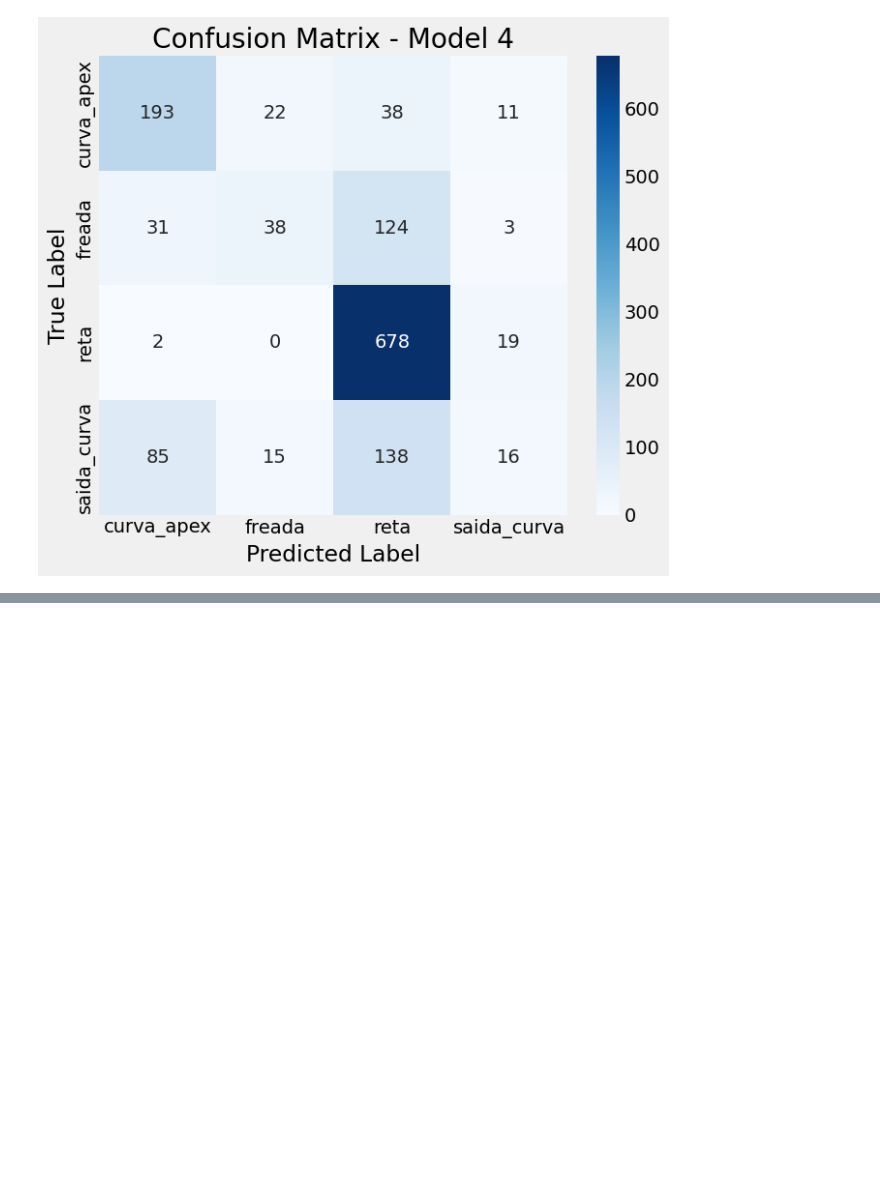
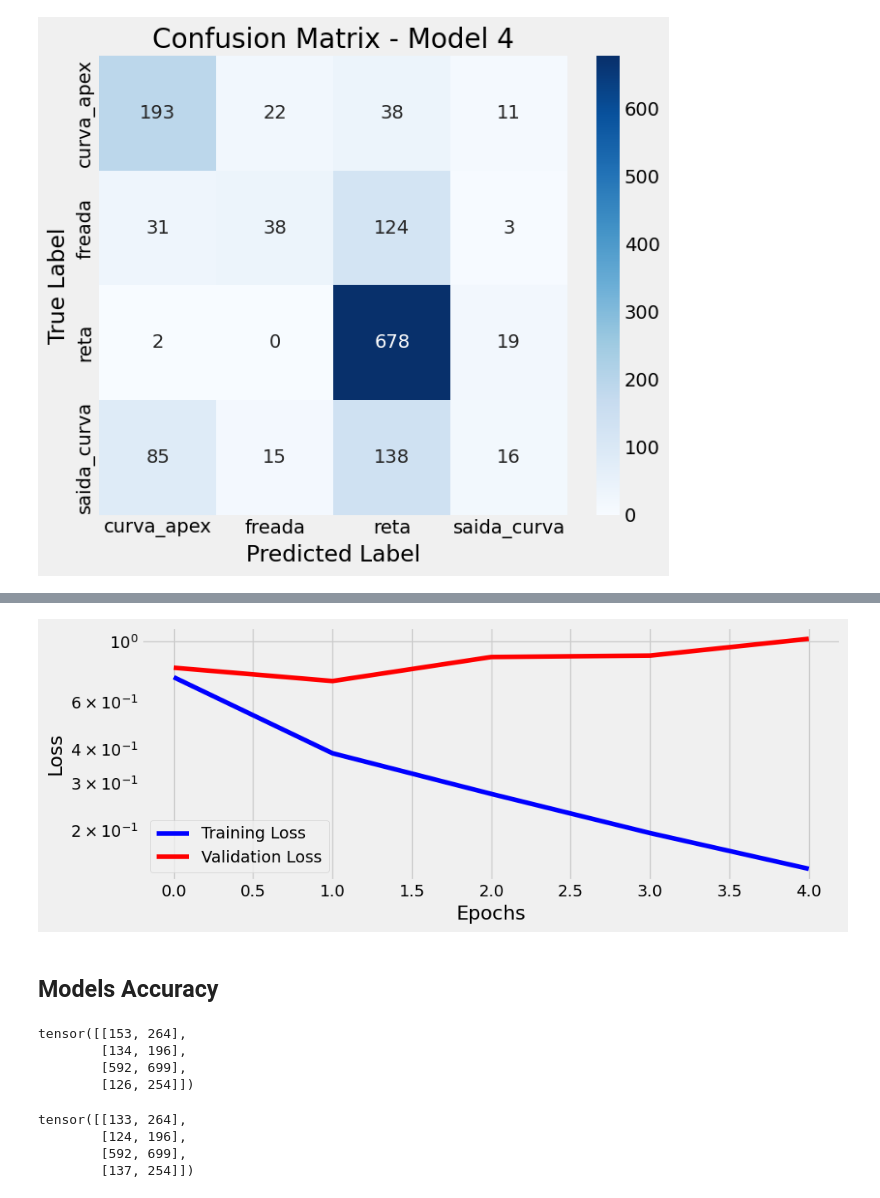
Before and after one commit to TomazFilgueira/UFRN-ML-2025-1-AutoParts_Classification, a Jupyter notebook: Iracing_classification.ipynb, the cells around one changed output, grey strips where cells are left out. Drawn from its saved outputs; the diff is of its cells as text; code cells hidden in the pictures; blank space fills up the shorter version.

```diff
--- a/Iracing_classification.ipynb
+++ b/Iracing_classification.ipynb
@@ -1417,0 +1694,39 @@ plt.show()
+# %%
+#Model 3
+torch.manual_seed(13)
+# Model/Architecture
+model3_cnn4 = CNN4(n_feature=10, p=0.3) #changed n_feature from 5 to 10
+# Loss function
+multi_loss_fn = nn.CrossEntropyLoss(reduction='mean')
+# Optimizer
+optimizer3_cnn4 = optim.Adam(model3_cnn4.parameters(), lr=3e-4)
+# %%
+arch3_cnn4 = Architecture(model3_cnn4,
+                        multi_loss_fn,
+                        optimizer3_cnn4)
+arch3_cnn4.set_loaders(train_loader_3, val_loader_3)
+arch3_cnn4.train(5)
+# %%
+#Plot losses for model 3
+torch.save(model3_cnn4.state_dict(), 'model3_cnn4.pth')
+fig = arch3_cnn4.plot_losses()
+# %% [output]
+[figure, added]
+# %% [markdown]
+## Models Accuracy
+# %%
+correct_counts = Architecture.loader_apply(val_loader_3, arch_cnn4.correct)
+correct_counts
+# %% [output]
+tensor([[153, 264],
+        [134, 196],
+        [592, 699],
+        [126, 254]])
+# %%
+correct_counts2 = Architecture.loader_apply(val_loader_3, arch2_cnn4.correct)
+correct_counts2
+# %% [output]
+tensor([[133, 264],
+        [124, 196],
+        [592, 699],
+        [137, 254]])
```
Also changed, not shown: parts of 28 cells of this notebook, 5 other files.
